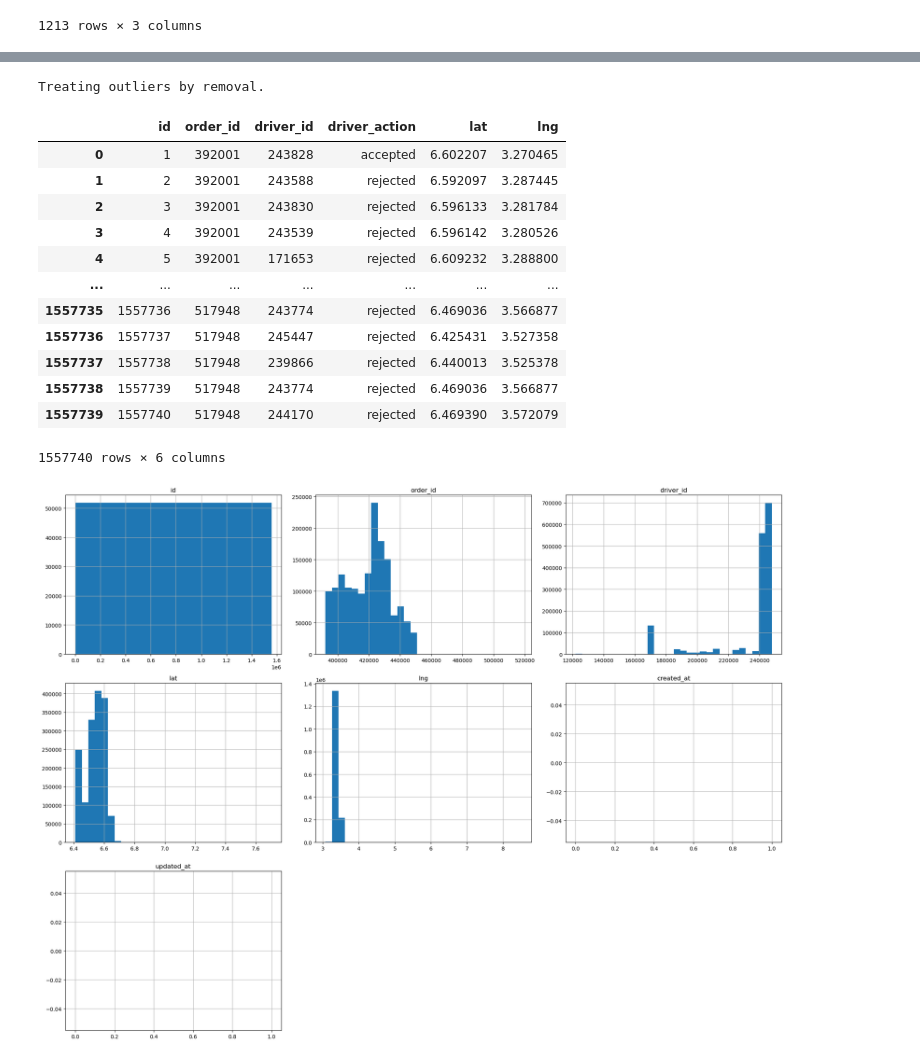
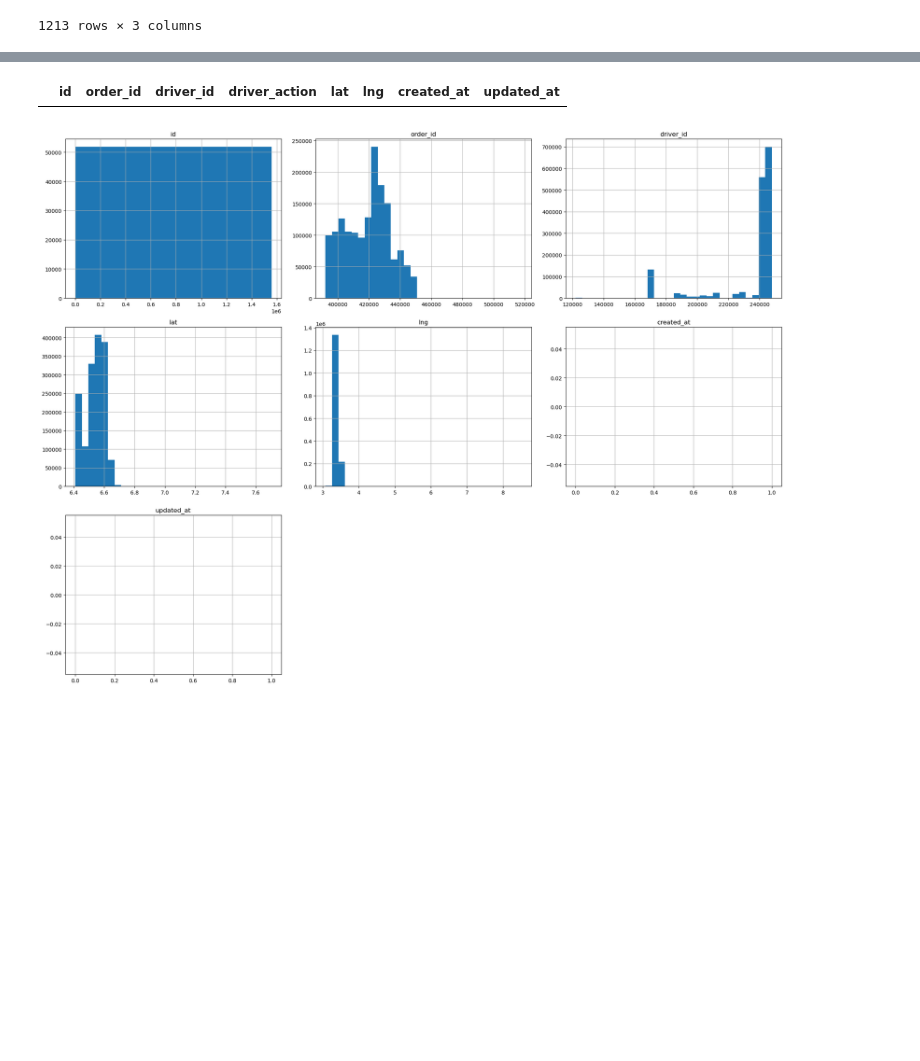
Before and after one commit to jadmassu/logistic_optimization, a Jupyter notebook: notebook/eda.ipynb, the cells around one changed output, grey strips where cells are left out. Drawn from its saved outputs; the diff is of its cells as text; code cells hidden in the pictures; blank space fills up the shorter version.

```diff
--- a/notebook/eda.ipynb
+++ b/notebook/eda.ipynb
@@ -440,21 +434,7 @@ An error occurred during outlier detection: unsupported operand type(s) for -: '
 # %%
-data2 = exp2.treat_outliers(outliers2)
 data2
 # %% [output]
-Treating outliers by removal.
-|  | id | order_id | driver_id | driver_action | lat | lng |
-| 0 | 1 | 392001 | 243828 | accepted | 6.602207 | 3.270465 |
-| 1 | 2 | 392001 | 243588 | rejected | 6.592097 | 3.287445 |
-| 2 | 3 | 392001 | 243830 | rejected | 6.596133 | 3.281784 |
-| 3 | 4 | 392001 | 243539 | rejected | 6.596142 | 3.280526 |
-| 4 | 5 | 392001 | 171653 | rejected | 6.609232 | 3.288800 |
-| ... | ... | ... | ... | ... | ... | ... |
-| 1557735 | 1557736 | 517948 | 243774 | rejected | 6.469036 | 3.566877 |
-| 1557736 | 1557737 | 517948 | 245447 | rejected | 6.425431 | 3.527358 |
-| 1557737 | 1557738 | 517948 | 239866 | rejected | 6.440013 | 3.525378 |
-| 1557738 | 1557739 | 517948 | 243774 | rejected | 6.469036 | 3.566877 |
-| 1557739 | 1557740 | 517948 | 244170 | rejected | 6.469390 | 3.572079 |
+|  | id | order_id | driver_id | driver_action | lat | lng | created_at | updated_at |
-1557740 rows × 6 columns
 # %%
  exp2.univariate_analysis()
 # %% [output]
```
Also changed, not shown: parts of 8 cells of this notebook.
